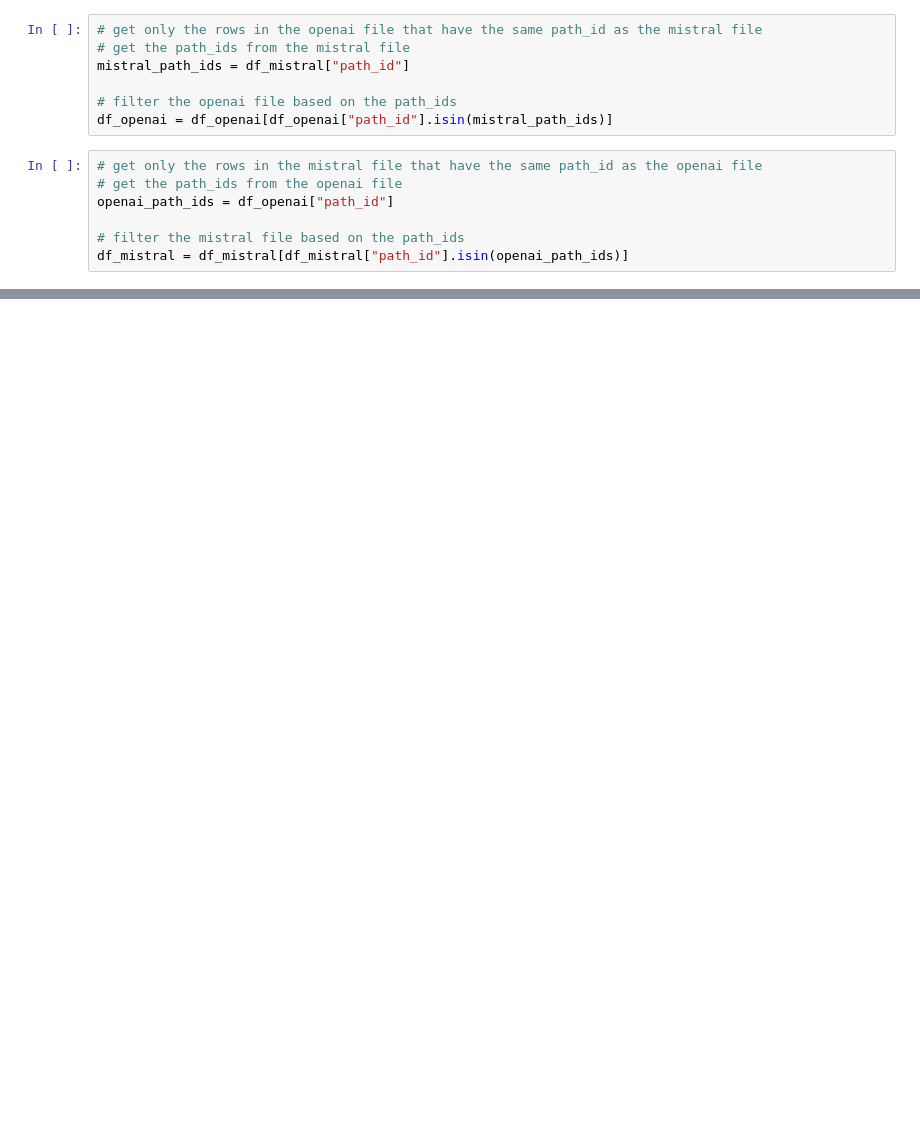
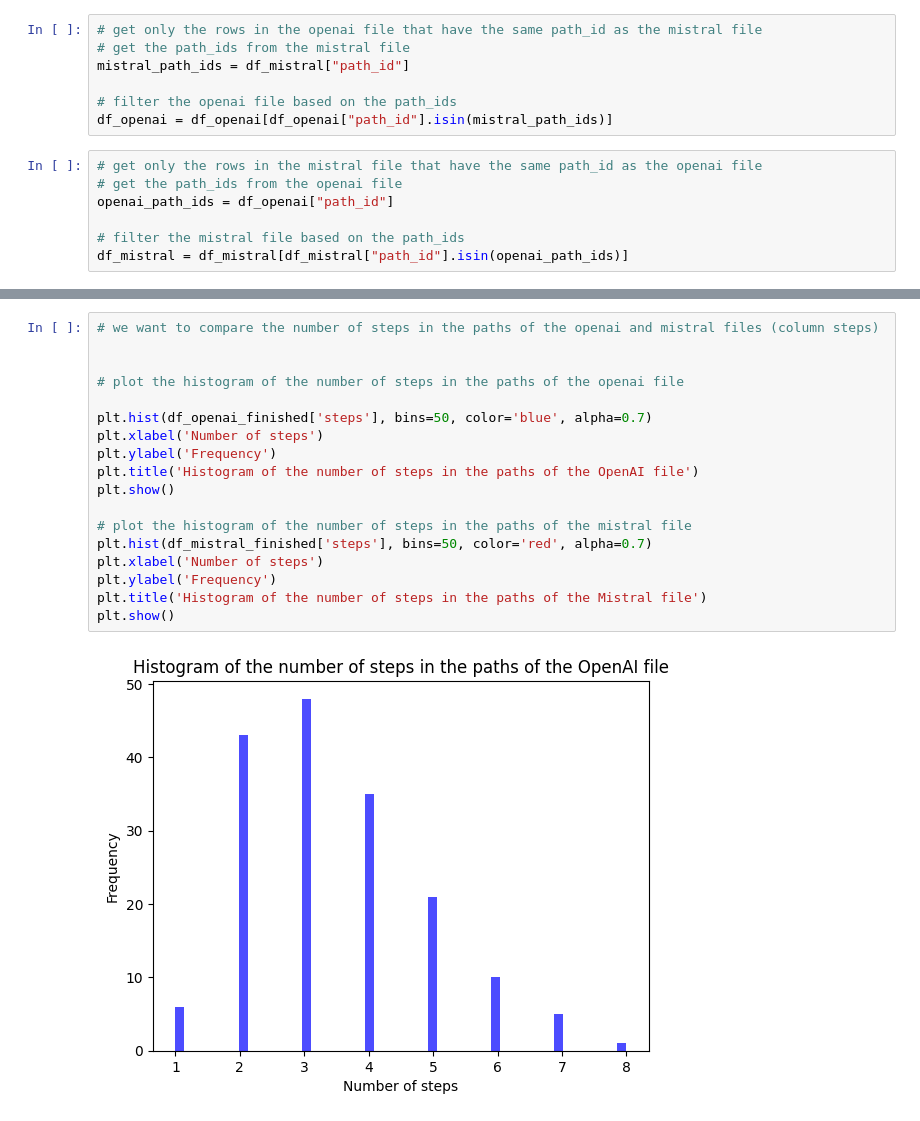
Before and after one commit to epfl-ada/ada-2024-project-adaspeedia, a Jupyter notebook: openai_vs_mistralai.ipynb, the cells around one changed output, grey strips where cells are left out. Drawn from its saved outputs; the diff is of its cells as text; blank space fills up the shorter version.

```diff
--- a/openai_vs_mistralai.ipynb
+++ b/openai_vs_mistralai.ipynb
@@ -116,0 +182,20 @@ Pourcentage of loop detected in the Mistral file: 14.864864864864865%
+# %%
+# we want to compare the number of steps in the paths of the openai and mistral files (column steps)
+
+
+# plot the histogram of the number of steps in the paths of the openai file
+
+plt.hist(df_openai_finished['steps'], bins=50, color='blue', alpha=0.7)
+plt.xlabel('Number of steps')
+plt.ylabel('Frequency')
+plt.title('Histogram of the number of steps in the paths of the OpenAI file')
+plt.show()
+
+# plot the histogram of the number of steps in the paths of the mistral file
+plt.hist(df_mistral_finished['steps'], bins=50, color='red', alpha=0.7)
+plt.xlabel('Number of steps')
+plt.ylabel('Frequency')
+plt.title('Histogram of the number of steps in the paths of the Mistral file')
+plt.show()
+# %% [output]
+[figure, added]
```
Also changed, not shown: parts of 23 cells of this notebook, 1 other file.
